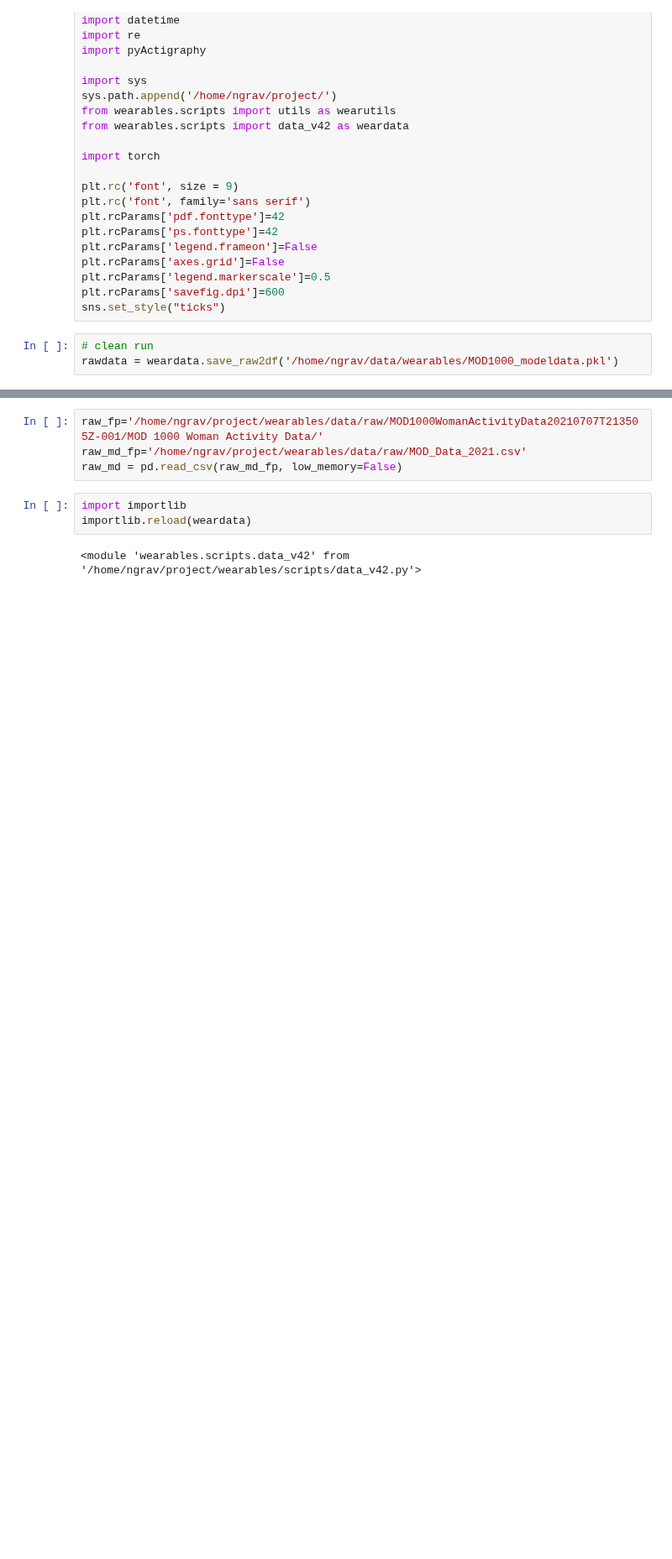
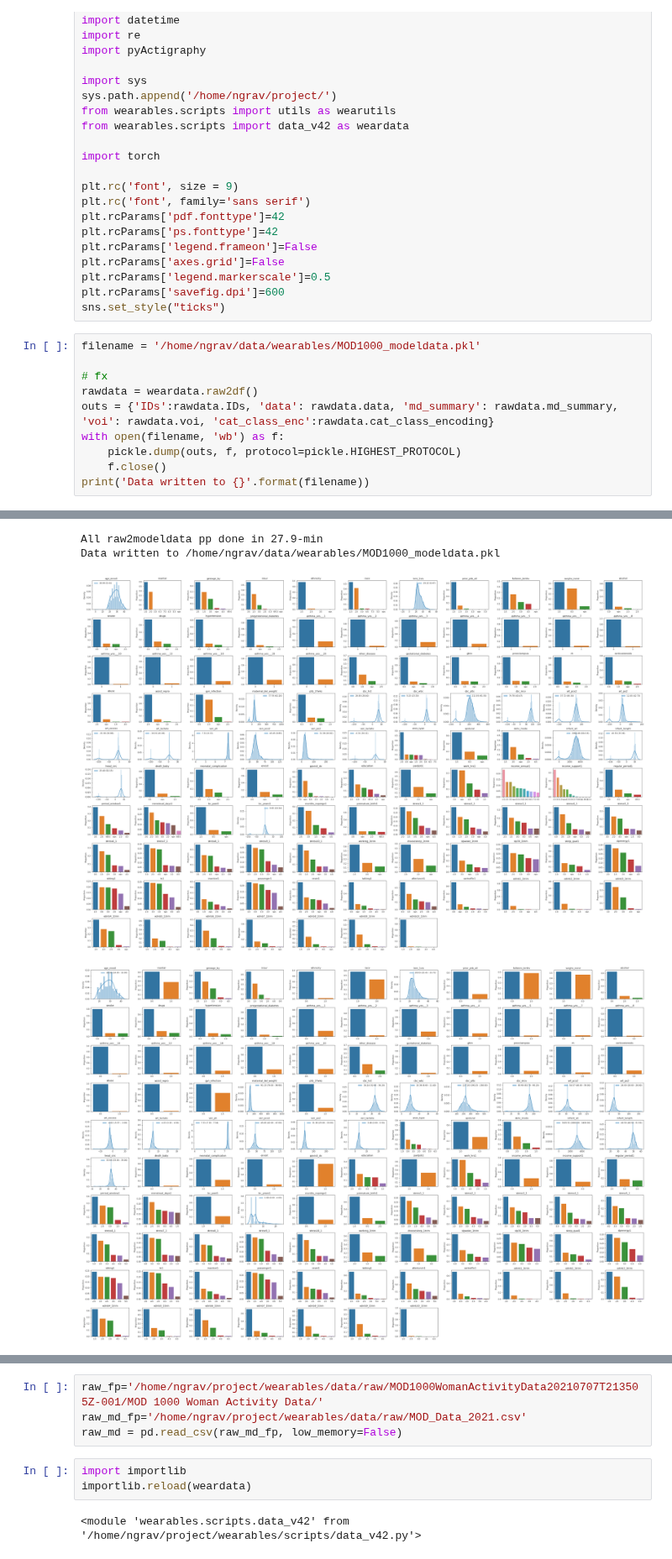
Before and after one commit to nealgravindra/wearables, a Jupyter notebook: notebooks/data_raw2df_dev.ipynb, the cells around one changed output, grey strips where cells are left out. Shown at 84% size. Drawn from its saved outputs; the diff is of its cells as text; blank space fills up the shorter version.

```diff
--- a/notebooks/data_raw2df_dev.ipynb
+++ b/notebooks/data_raw2df_dev.ipynb
@@ -30,5 +30,13 @@ plt.rcParams['legend.markerscale']=0.5
 plt.rcParams['savefig.dpi']=600
 sns.set_style("ticks")
 # %%
-# clean run
-rawdata = weardata.save_raw2df('/home/ngrav/data/wearables/MOD1000_modeldata.pkl')
+filename = '/home/ngrav/data/wearables/MOD1000_modeldata.pkl'
+
+# fx
+rawdata = weardata.raw2df()
+outs = {'IDs':rawdata.IDs, 'data': rawdata.data, 'md_summary': rawdata.md_summary, 'voi': rawdata.voi, 'cat_class_enc':rawdata.cat_class_encoding}
+with open(filename, 'wb') as f:
+    pickle.dump(outs, f, protocol=pickle.HIGHEST_PROTOCOL)
+    f.close()
+print('Data written to {}'.format(filename))
+# %% [output]
@@ -34,0 +60,4 @@ rawdata = weardata.save_raw2df('/home/ngrav/data/wearables/MOD1000_modeldata.pkl
+All raw2modeldata pp done in 27.9-min
+Data written to /home/ngrav/data/wearables/MOD1000_modeldata.pkl
+[figure, added]
+[figure, added]
```
Also changed, not shown: parts of 11 cells of this notebook, 11 other files.
